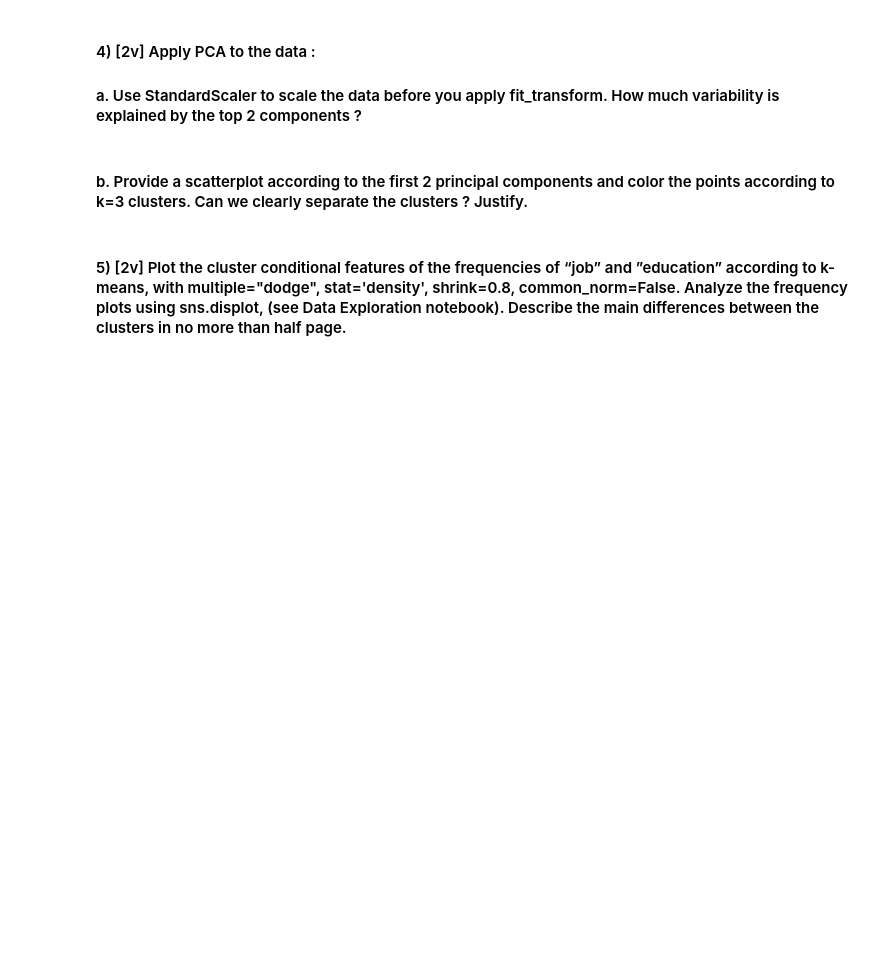
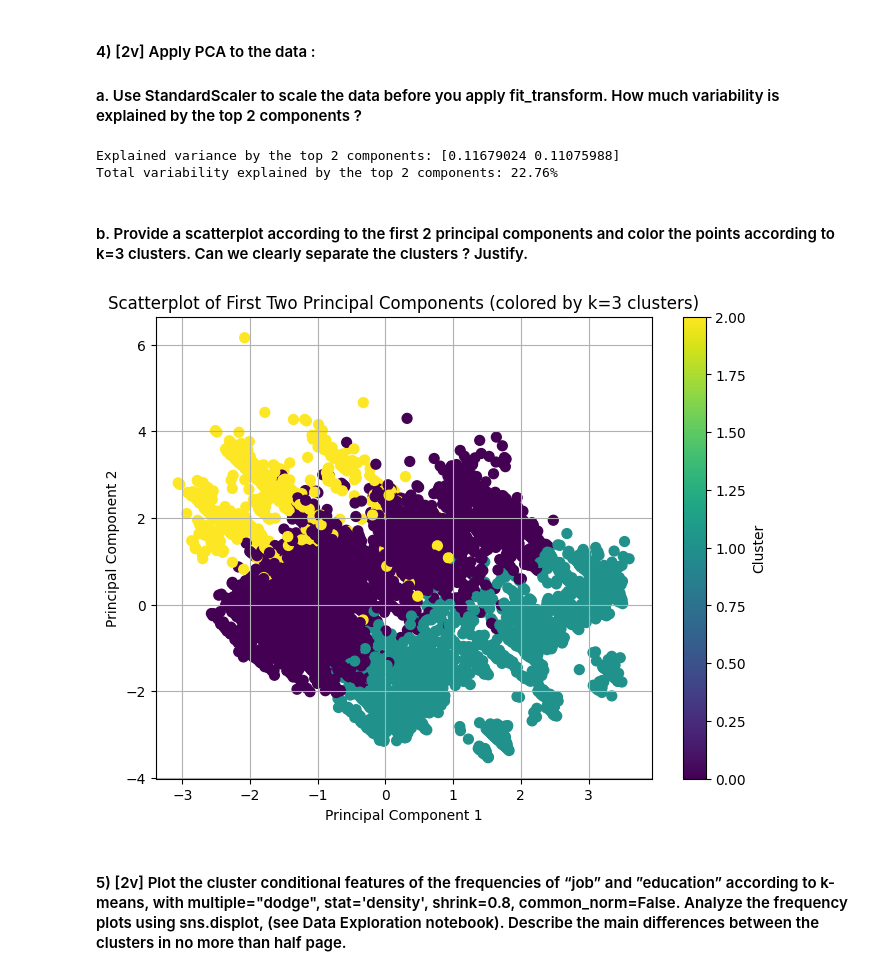
Before and after one commit to mariana-marcal-santana/ML.Projs, a Jupyter notebook: HW4/HW4.ipynb, the cells around one changed output. Saved outputs shown, nothing was run; the diff lists cells and outputs as text; code cells hidden in the pictures; blank space fills up the shorter version.

```diff
--- a/HW4/HW4.ipynb
+++ b/HW4/HW4.ipynb
@@ -93,7 +89,37 @@ The optimal number of clusters based on this plot is likely 4, as this is where
 # %% [markdown]
 #### 4) [2v] Apply PCA to the data :
 #### a. Use StandardScaler to scale the data before you apply fit_transform. How much variability is explained by the top 2 components ?
+# %%
+scaler = StandardScaler()
+df_scaled = scaler.fit_transform(df_dummies)
+
+pca = PCA(n_components=2)
+pca_fit = pca.fit_transform(df_scaled)
+
+explained_variance = pca.explained_variance_ratio_
+total_variance_explained = np.sum(explained_variance)
+
+print(f"Explained variance by the top 2 components: {explained_variance}")
+print(f"Total variability explained by the top 2 components: {total_variance_explained * 100:.2f}%")
+# %% [output]
+Explained variance by the top 2 components: [0.11679024 0.11075988]
+Total variability explained by the top 2 components: 22.76%
 # %% [markdown]
 #### b. Provide a scatterplot according to the first 2 principal components and color the points according to k=3 clusters. Can we clearly separate the clusters ? Justify.
+# %%
+kmeans = KMeans(n_clusters=3, max_iter=500, random_state=42)
+clusters = kmeans.fit_predict(df_scaled)
+
+plt.figure(figsize=(8, 6))
+plt.scatter(pca_fit[:, 0], pca_fit[:, 1], c=clusters, cmap='viridis', s=50)
+
+plt.title('Scatterplot of First Two Principal Components (colored by k=3 clusters)')
+plt.xlabel('Principal Component 1')
+plt.ylabel('Principal Component 2')
+plt.grid(True)
+plt.colorbar(label='Cluster')
+plt.show()
+# %% [output]
+[figure, added]
 # %% [markdown]
 #### 5) [2v] Plot the cluster conditional features of the frequencies of “job” and ”education” according to k-means, with multiple="dodge", stat='density', shrink=0.8, common_norm=False. Analyze the frequency plots using sns.displot, (see Data Exploration notebook). Describe the main differences between the clusters in no more than half page.
```
Also changed, not shown: parts of 6 cells of this notebook.
